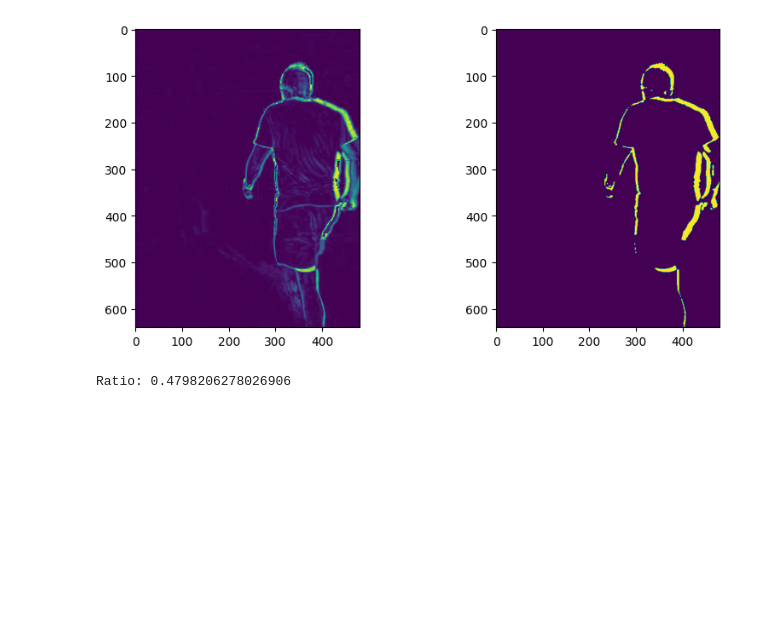
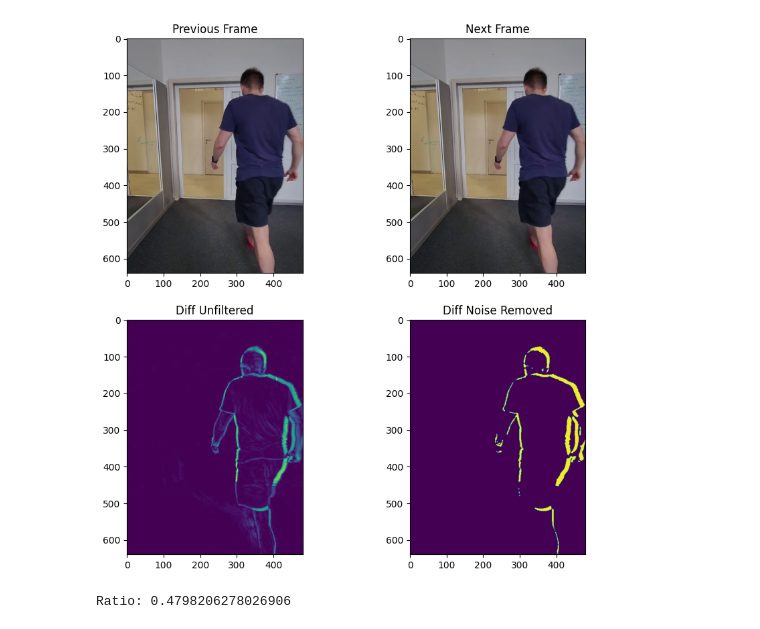
Before and after one commit to Mykhailo-Seniutovych/efficient-face-tracker, a Jupyter notebook: experiments/motion-detection/motion-detection.ipynb, the cells around one changed output. Saved outputs shown, nothing was run; the diff lists cells and outputs as text; code cells hidden in the pictures; blank space fills up the shorter version.

```diff
--- a/experiments/motion-detection/motion-detection.ipynb
+++ b/experiments/motion-detection/motion-detection.ipynb
@@ -22,7 +22,7 @@ def named_frame(frame: cv2.typing.MatLike, number: int) -> cv2.typing.MatLike:
 
 
 avg_time = 0
-video_path = "../../data/public/videos/footage.mp4"
+video_path = "../../data/public/videos/video1.mp4"
 start_time_in_seconds = 0
 
 IS_PIXEL_MOVING_THRESHOLD = 50
@@ -54,41 +54,53 @@ while True:
 
 cv2.destroyAllWindows()
 # %%
-video_path = "../../data/public/videos/footage.mp4"
+video_path = "../../data/public/videos/video1.mp4"
 start_time_in_seconds = 0
 
 IS_PIXEL_MOVING_THRESHOLD = 50
 AMOUNT_OF_MOVING_PIXELS_THRESHOLD = 20
 
 cap = cv2.VideoCapture(video_path)
 ret, previous_frame = cap.read()
 prev_gray = cv2.cvtColor(previous_frame, cv2.COLOR_RGB2GRAY)
 index = 0
 skip_until_frame = 50
 plt_count = 0
 while True:
     index += 1
     ret, frame = cap.read()
     if not ret:
         break
 
     gray = cv2.cvtColor(frame, cv2.COLOR_RGB2GRAY)
     diff = np.abs(np.float32(gray) - np.float32(prev_gray))
     diff = np.uint8(diff)
     ret, diff_clear = cv2.threshold(diff, IS_PIXEL_MOVING_THRESHOLD, 255, cv2.THRESH_BINARY)
     diff_clear = cv2.medianBlur(diff_clear, 3)
     amount_of_moving_pixels = len(diff_clear[diff_clear > 0])
 
     prev_gray = gray
+    previous_frame = frame
 
     if index == 57:
         plt_count += 1
         plt.subplot(2, 2, 1)
-        plt.imshow(np.clip(diff * 2, 0, 255))
+        plt.title("Previous Frame")
+        previous_frame_rgb = cv2.cvtColor(frame, cv2.COLOR_BGR2RGB)
+        plt.imshow(previous_frame_rgb)
         plt.subplot(2, 2, 2)
+        plt.title("Next Frame")
+        frame_rgb = cv2.cvtColor(frame, cv2.COLOR_BGR2RGB)
+        plt.imshow(frame_rgb)
+
+        plt.subplot(2, 2, 3)
+        plt.title("Diff Unfiltered")
+        plt.imshow(np.clip(diff, 0, 255))
+        plt.subplot(2, 2, 4)
+        plt.title("Diff Noise Removed")
         plt.imshow(np.clip(diff_clear, 0, 255))
 # %% [output]
-[figure, old version]
+[figure, new version]
 # %%
 def moving_pixels(curr_frame: cv2.typing.MatLike, prev_frame: cv2.typing.MatLike):
     IS_PIXEL_MOVING_THRESHOLD = 50
```
Also changed, not shown: 3 other files.
